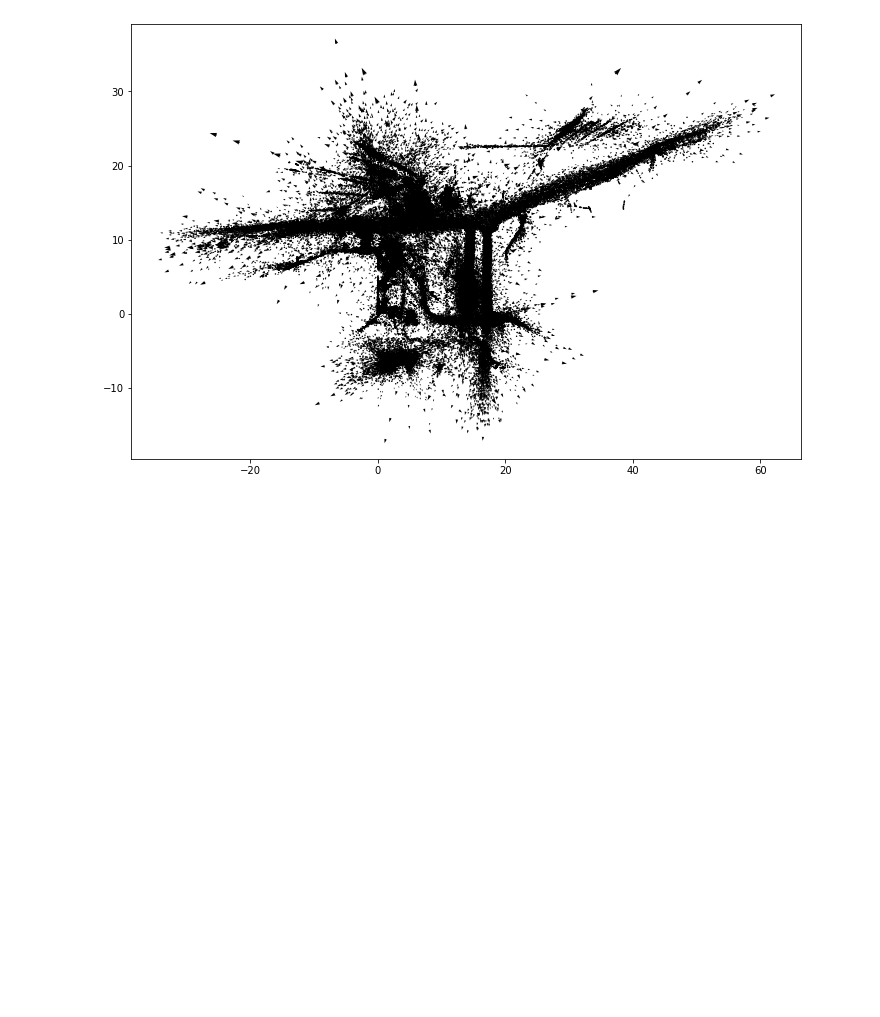
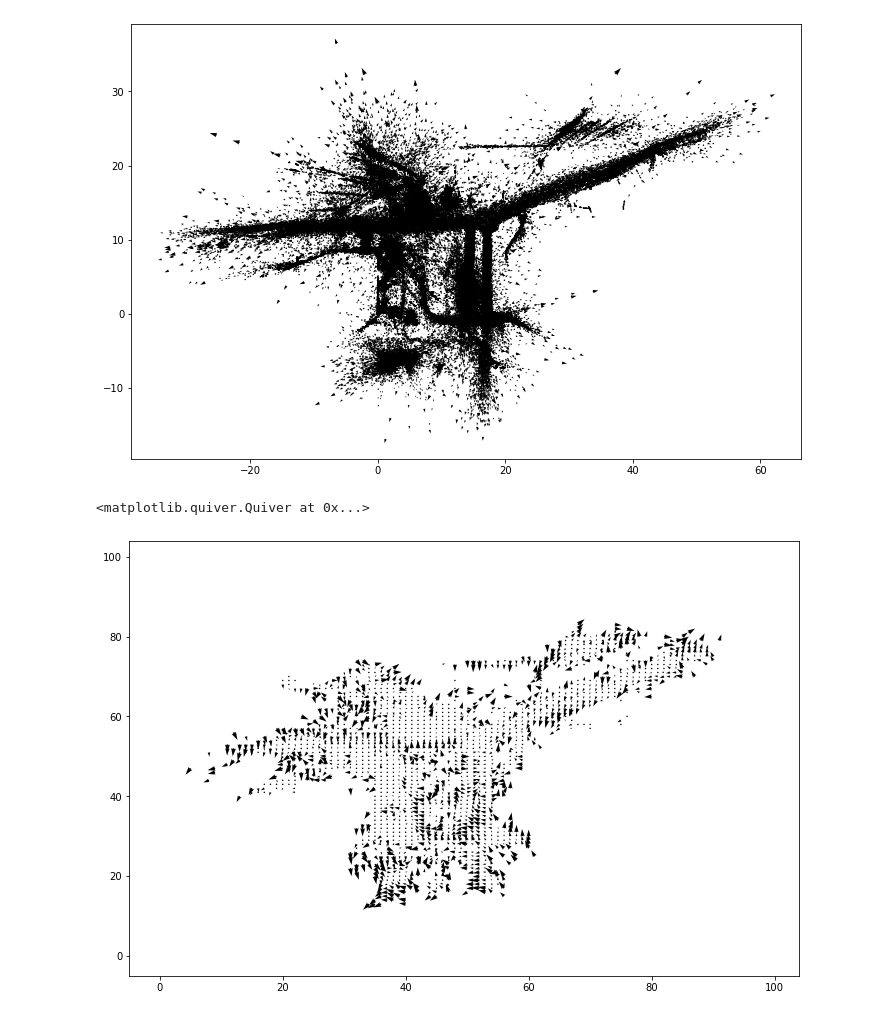
Before and after one commit to thomaspingel/buildtools, a Jupyter notebook: examples/Example.ipynb, the cells around one changed output. Drawn from its saved outputs; the diff is of its cells as text; code cells hidden in the pictures; blank space fills up the shorter version.

```diff
--- a/examples/Example.ipynb
+++ b/examples/Example.ipynb
@@ -81,3 +81,16 @@ plt.quiver(x,y,u,v)
 # %% [output]
 <matplotlib.quiver.Quiver at 0x...>
 [figure]
+# %%
+U = stats.binned_statistic_2d(y,x,u,bins=100)[0]
+V = stats.binned_statistic_2d(y,x,v,bins=100)[0]
+T = (U**2 + V**2)**.25
+
+mask = T>1
+U[mask] = np.nan
+V[mask] = np.nan
+plt.figure(figsize=(12,8))
+plt.quiver(V,U,cmap='turbo')
+# %% [output]
+<matplotlib.quiver.Quiver at 0x...>
+[figure, added]
```
Also changed, not shown: 1 other file.
